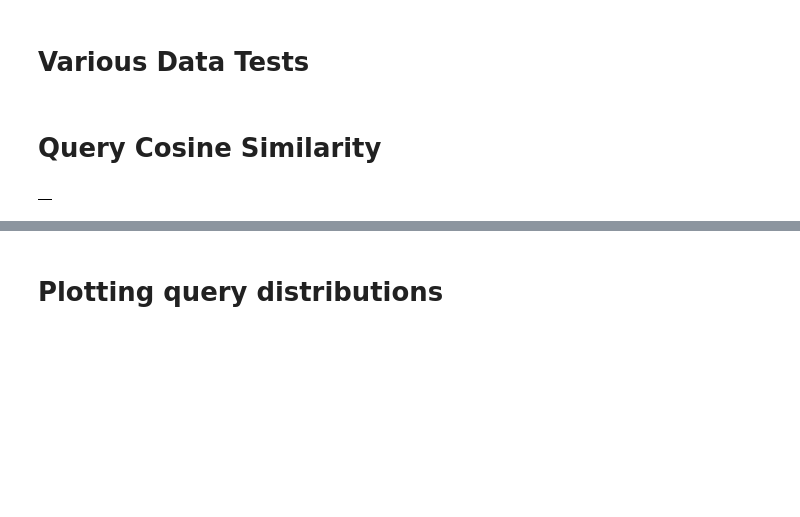
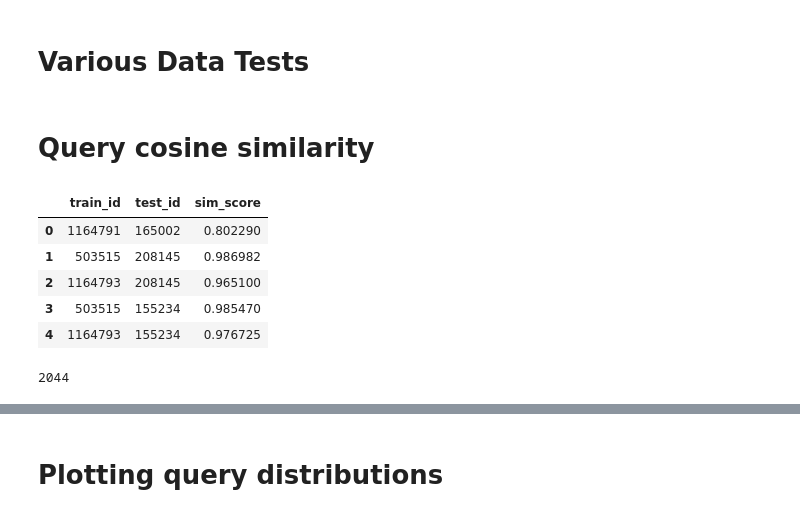
Before and after one commit to BoutM/MMATH-CM-Research-Project, a Jupyter notebook: RAG/tests.ipynb, the cells around one changed output, grey strips where cells are left out. Cells and saved outputs as stored; diff of their text form; code cells hidden in the pictures; blank space fills up the shorter version.

```diff
--- a/RAG/tests.ipynb
+++ b/RAG/tests.ipynb
@@ -31,9 +32,18 @@ test_corpus, test_queries, test_qrels = GenericDataLoader(data_folder=data_dir).
 test_q = [(q_id, query) for q_id, query in test_queries.items()]
 train_q = [(q_id, query) for q_id, query in train_queries.items()]
 # %% [markdown]
-# Query Cosine Similarity
+# Query cosine similarity
 # %%
-df = pd.read_json("/work/mbouthil/MMATH-CM-Research-Project/RAG/test_results/sim_ids.jsonl", lines=True)
+df = pd.read_json("/work/mbouthil/MMATH-CM-Research-Project/RAG/test_results/sim_info.jsonl", lines=True)
 df.head()
 # %% [output]
-|  |
+|  | train_id | test_id | sim_score |
+| 0 | 1164791 | 165002 | 0.802290 |
+| 1 | 503515 | 208145 | 0.986982 |
+| 2 | 1164793 | 208145 | 0.965100 |
+| 3 | 503515 | 155234 | 0.985470 |
+| 4 | 1164793 | 155234 | 0.976725 |
+# %%
+print(len(df))
+# %% [output]
+2044
```
Also changed, not shown: parts of 14 cells of this notebook, 3 other files.
